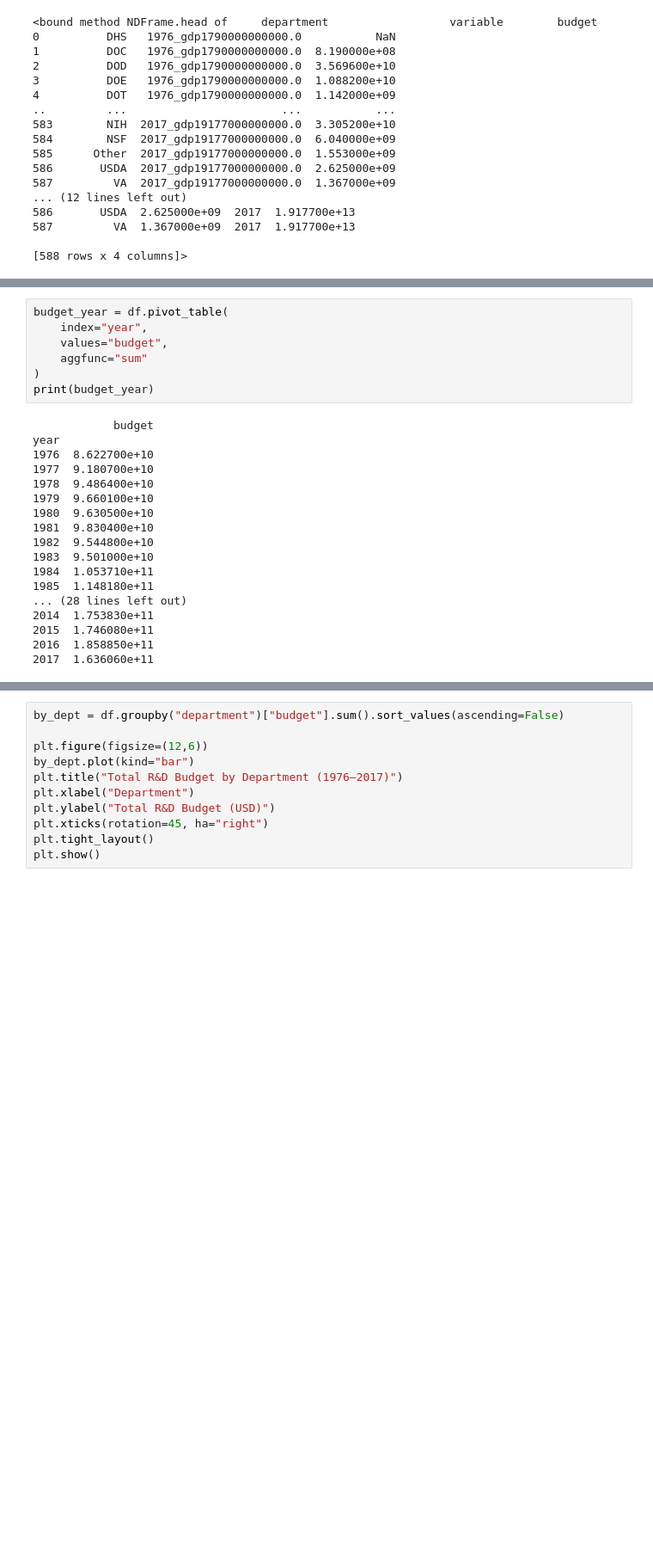
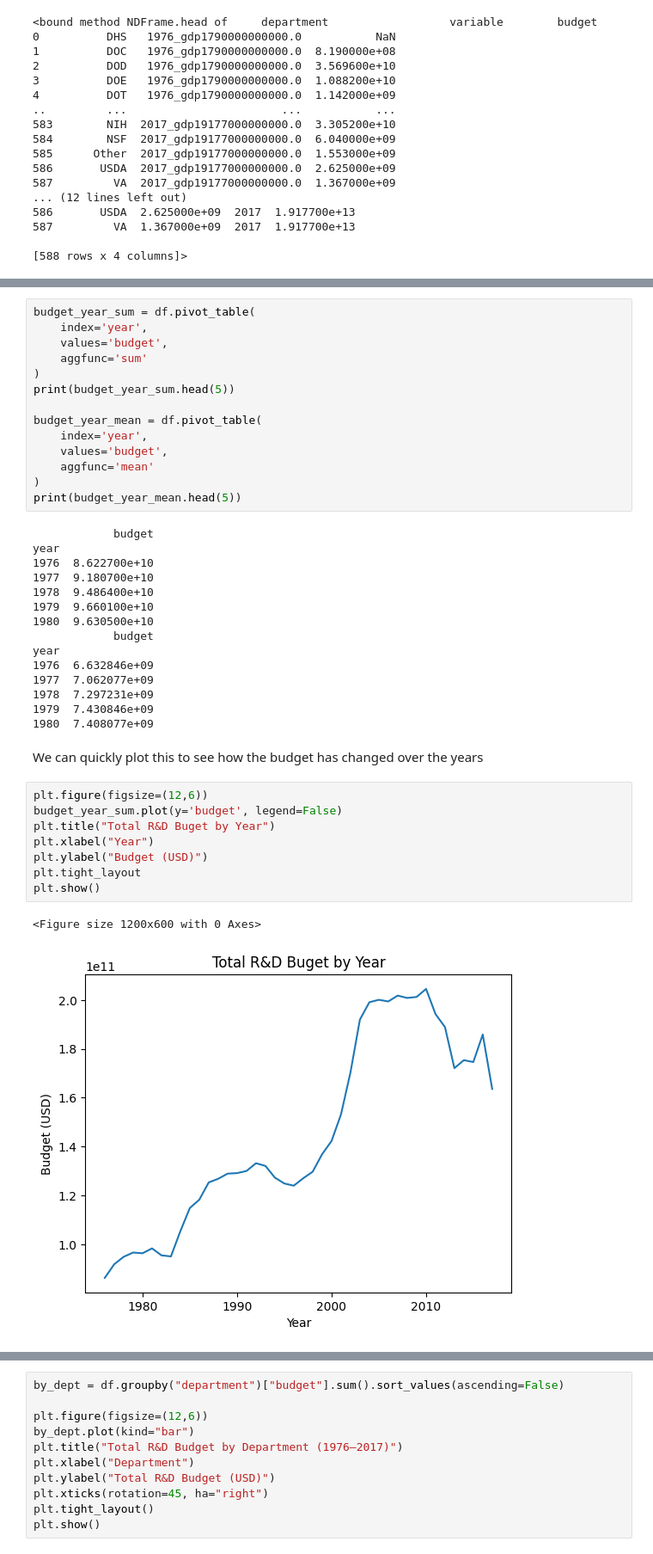
Before and after one commit to finnmeffe/Meffe-Data-Science-Portfolio, a Jupyter notebook: TidyData-Project/tidydata.ipynb, the cells around one changed output, grey strips where cells are left out. Shown at 86% size. Drawn from its saved outputs; the diff is of its cells as text; blank space fills up the shorter version.

Commit message:
Improve visualizations

```diff
--- a/TidyData-Project/tidydata.ipynb
+++ b/TidyData-Project/tidydata.ipynb
@@ -58,10 +62,17 @@ print(df.head)
 # %%
-budget_year = df.pivot_table(
-    index="year",
-    values="budget",
-    aggfunc="sum"
+budget_year_sum = df.pivot_table(
+    index='year',
+    values='budget',
+    aggfunc='sum'
 )
-print(budget_year)
+print(budget_year_sum.head(5))
+
+budget_year_mean = df.pivot_table(
+    index='year',
+    values='budget',
+    aggfunc='mean'
+)
+print(budget_year_mean.head(5))
 # %% [output]
             budget
 year
@@ -70,14 +81,24 @@ year
 1978  9.486400e+10
 1979  9.660100e+10
 1980  9.630500e+10
-1981  9.830400e+10
-1982  9.544800e+10
-1983  9.501000e+10
-1984  1.053710e+11
-1985  1.148180e+11
-... (28 lines left out)
-2014  1.753830e+11
-2015  1.746080e+11
-2016  1.858850e+11
-2017  1.636060e+11
+            budget
+year
+1976  6.632846e+09
+1977  7.062077e+09
+1978  7.297231e+09
+1979  7.430846e+09
+1980  7.408077e+09
+# %% [markdown]
+We can quickly plot this to see how the budget has changed over the years
+# %%
+plt.figure(figsize=(12,6))
+budget_year_sum.plot(y='budget', legend=False)
+plt.title("Total R&D Buget by Year")
+plt.xlabel("Year")
+plt.ylabel("Budget (USD)")
+plt.tight_layout
+plt.show()
+# %% [output]
+<Figure size 1200x600 with 0 Axes>
+[figure, added]
 # %% [markdown]
```
Also changed, not shown: parts of 6 cells of this notebook.
